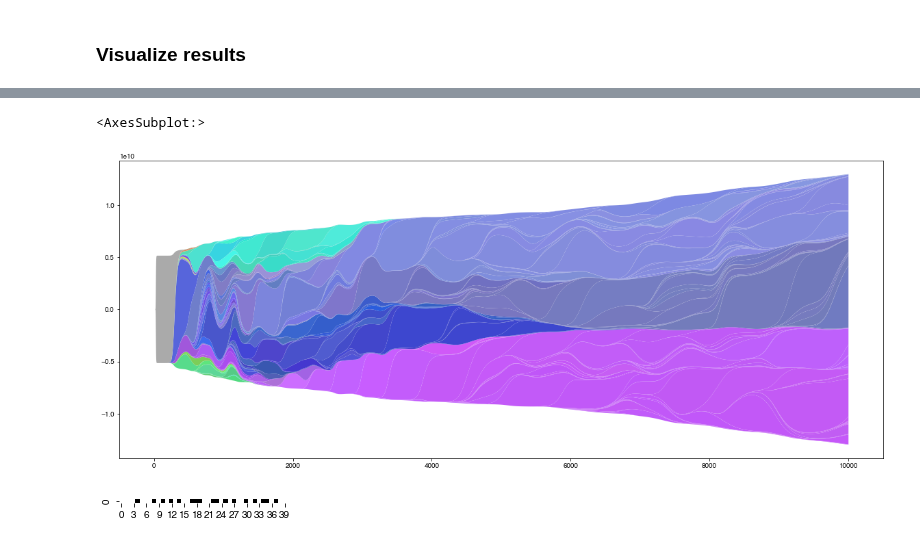
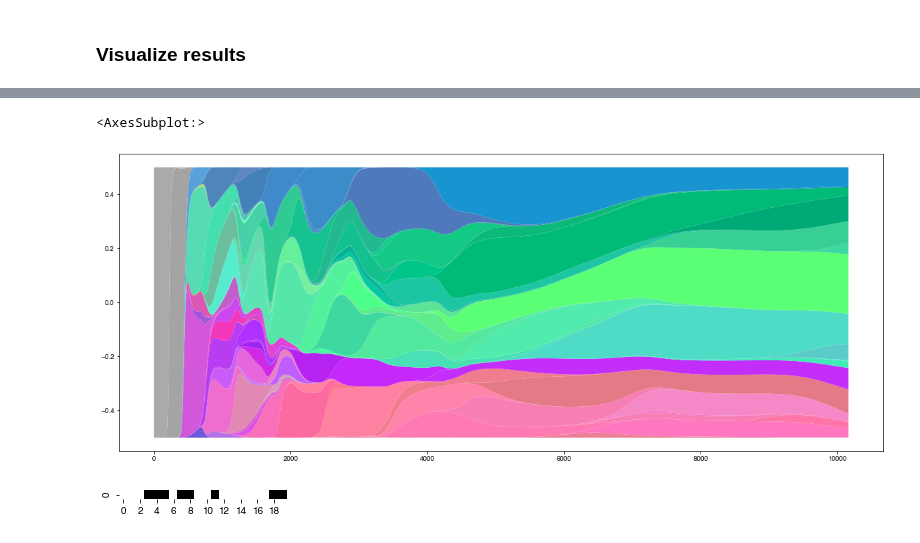
Before and after one commit to ryansmcgee/ecoevocrm, a Jupyter notebook: src/ecoevocrm/demos/numba_testing.ipynb, the cells around one changed output, grey strips where cells are left out. Saved outputs shown, nothing was run; the diff lists cells and outputs as text; code cells hidden in the pictures.

Commit message:
Convenience and visualization method tweaks

```diff
--- a/src/ecoevocrm/demos/numba_testing.ipynb
+++ b/src/ecoevocrm/demos/numba_testing.ipynb
@@ -14,7 +14,7 @@ import pstats
 # %% [markdown]
 ### Set the number of resources
 # %%
-L = 40
+L = 20
 # %% [markdown]
 ### Define the ancestral phenotype (traits vector)
 # %%
@@ -145,16 +169,16 @@ anc_system.reorder_types()
 # %%
-type_colors = viz.color_types_by_phylogeny(anc_system.type_set, apply_palette_depth=1)
+type_colors = viz.color_types_by_phylogeny(anc_system.type_set, apply_palette_depth=2, highlight_clades='all')
 # %%
 fig, ax = plt.subplots(1, 1, figsize=(20, 8))
-viz.stacked_abundance_plot(anc_system, ax=ax, type_colors=type_colors)
+viz.stacked_abundance_plot(anc_system, ax=ax, type_colors=type_colors, relative_abundance=True)
 # %% [output]
 <AxesSubplot:>
-[figure, old version]
+[figure, new version]
 # %%
 fig, ax = plt.subplots(1, 1, figsize=(3, 12))
 viz.matrix_plot(anc_phenotype, ax=ax)
 # %% [output]
-[figure, old version]
+[figure, new version]
 # %%
 # fig, ax = plt.subplots(1, 1, figsize=(3, 12))
 # viz.matrix_plot(anc_system.type_set.sigma, ax=ax)
```
Also changed, not shown: parts of 43 cells of this notebook, 2 other files.
